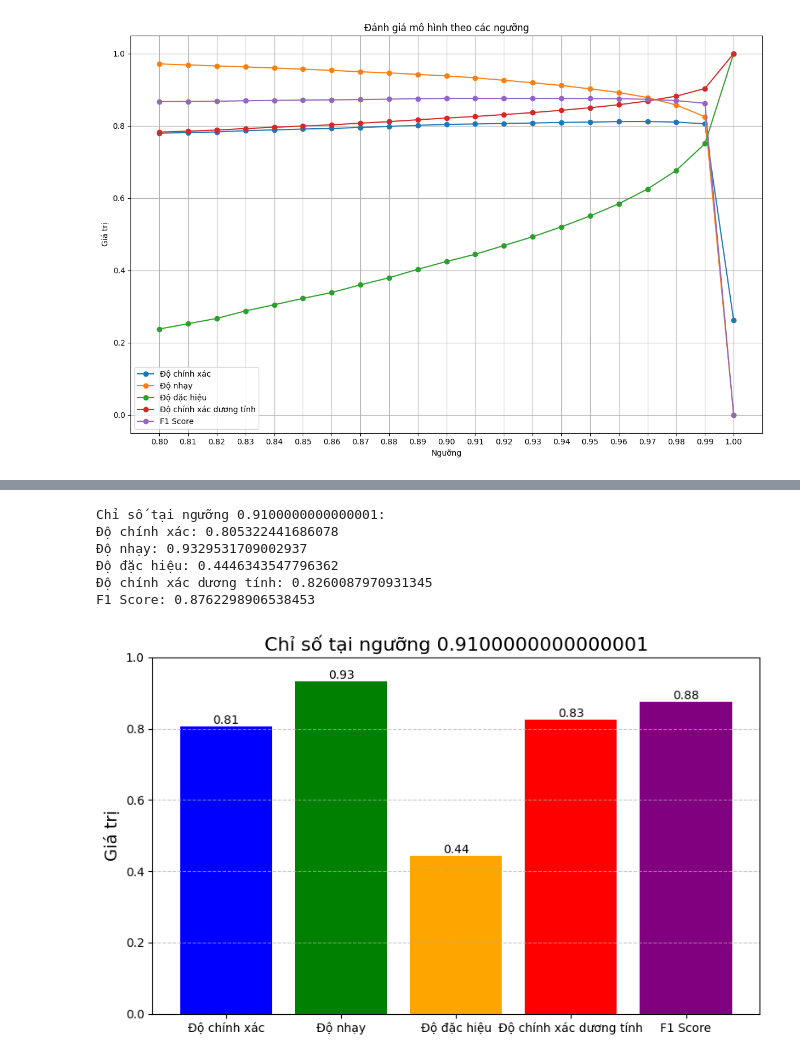
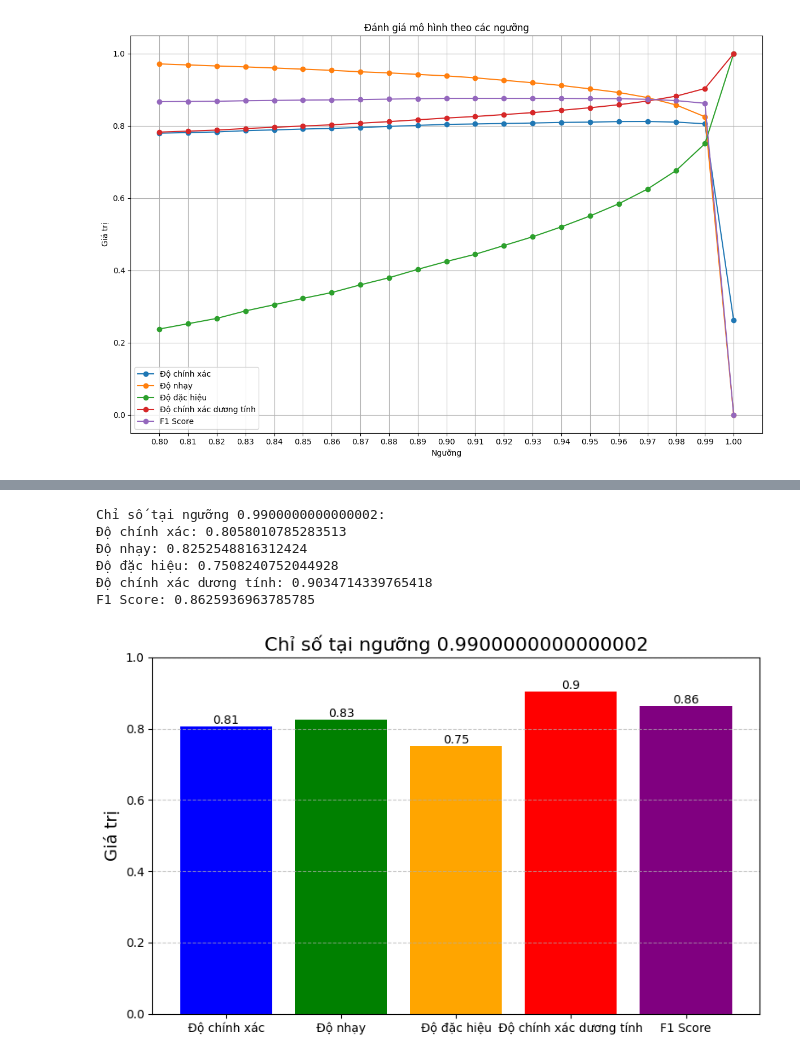
Before and after one commit to Rangdog/Th-c-t-p-t-t-nghi-p, a Jupyter notebook: danhgiamohinh1.ipynb, the cells around one changed output, grey strips where cells are left out. Drawn from its saved outputs; the diff is of its cells as text; code cells hidden in the pictures.

```diff
--- a/danhgiamohinh1.ipynb
+++ b/danhgiamohinh1.ipynb
@@ -247,5 +244,5 @@ Ngưỡng tối ưu dựa trên F1 Score: 0.9100000000000001
 # %%
-i = 11
+i = 19
 a = metrics["threshold"][i]
 print(f"Chỉ số tại ngưỡng {a}:")
 print(f"Độ chính xác: {metrics['accuracy'][i]}")
@@ -254,47 +251,47 @@ print(f"Độ đặc hiệu: {metrics['specificity'][i]}")
 print(f"Độ chính xác dương tính: {metrics['precision'][i]}")
 print(f"F1 Score: {metrics['f1_score'][i]}")
 # %% [output]
-Chỉ số tại ngưỡng 0.9100000000000001:
-Độ chính xác: 0.805322441686078
-Độ nhạy: 0.9329531709002937
-Độ đặc hiệu: 0.4446343547796362
-Độ chính xác dương tính: 0.8260087970931345
-F1 Score: 0.8762298906538453
+Chỉ số tại ngưỡng 0.9900000000000002:
+Độ chính xác: 0.8058010785283513
+Độ nhạy: 0.8252548816312424
+Độ đặc hiệu: 0.7508240752044928
+Độ chính xác dương tính: 0.9034714339765418
+F1 Score: 0.8625936963785785
 # %%
 import matplotlib.pyplot as plt
 
 # Chỉ số tại ngưỡng thứ i
-i = 11
+i = 19
 threshold_value = metrics["threshold"][i]
 
 # Các chỉ số tại chỉ số i
 accuracy = metrics["accuracy"][i]
 sensitivity = metrics["sensitivity"][i]
 specificity = metrics["specificity"][i]
 precision = metrics["precision"][i]
 f1_score = metrics["f1_score"][i]
 
 # Tạo một danh sách các chỉ số cùng với tên của chúng
 labels = ['Độ chính xác', 'Độ nhạy', 'Độ đặc hiệu', 'Độ chính xác dương tính', 'F1 Score']
 values = [accuracy, sensitivity, specificity, precision, f1_score]
 
 # Tạo một biểu đồ cột
 plt.figure(figsize=(8, 5))
 bars = plt.bar(labels, values, color=['blue', 'green', 'orange', 'red', 'purple'])
 
 # Thêm giá trị lên trên mỗi cột
 for bar in bars:
     yval = bar.get_height()
     plt.text(bar.get_x() + bar.get_width()/2, yval, round(yval, 2), ha='center', va='bottom', fontsize=10)
 
 # Thêm tiêu đề và nhãn
 plt.title(f'Chỉ số tại ngưỡng {threshold_value}', fontsize=16)
 plt.ylabel('Giá trị', fontsize=14)
 plt.ylim(0, 1)  # Giới hạn từ 0 đến 1 để dễ so sánh
 
 # Hiển thị biểu đồ
 plt.grid(axis='y', linestyle='--', alpha=0.7)
 plt.tight_layout()
 plt.show()
 # %% [output]
-[figure, old version]
+[figure, new version]
```
Also changed, not shown: parts of 2 cells of this notebook, 5 other files.
